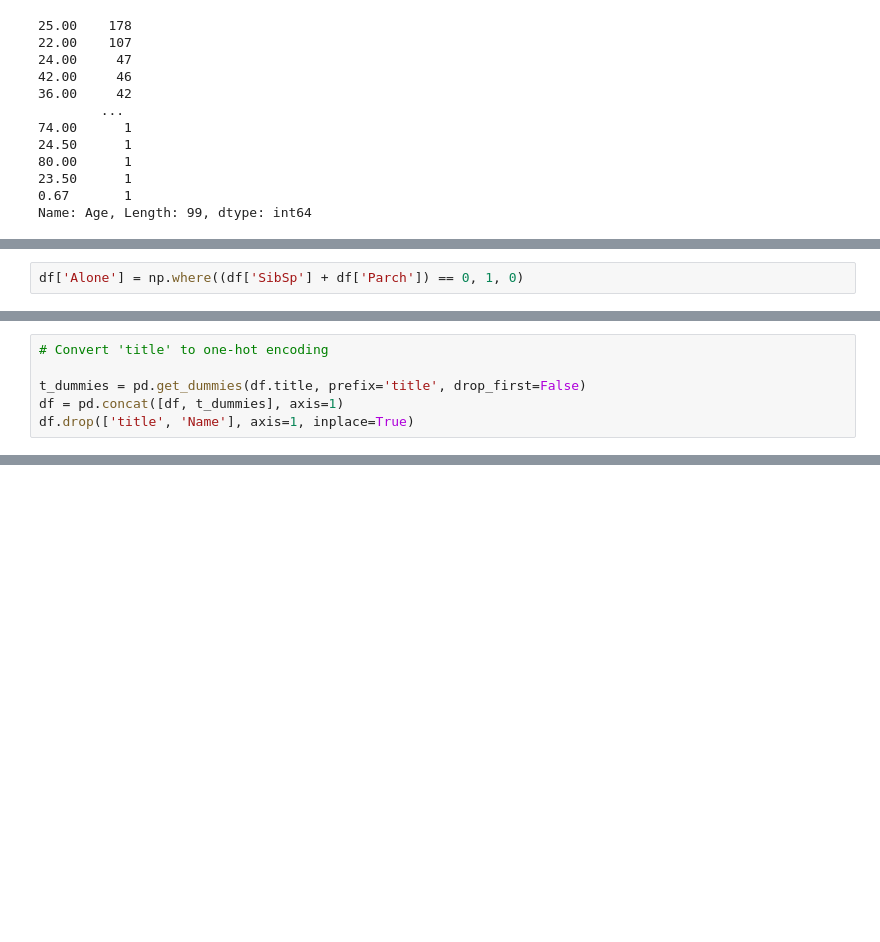
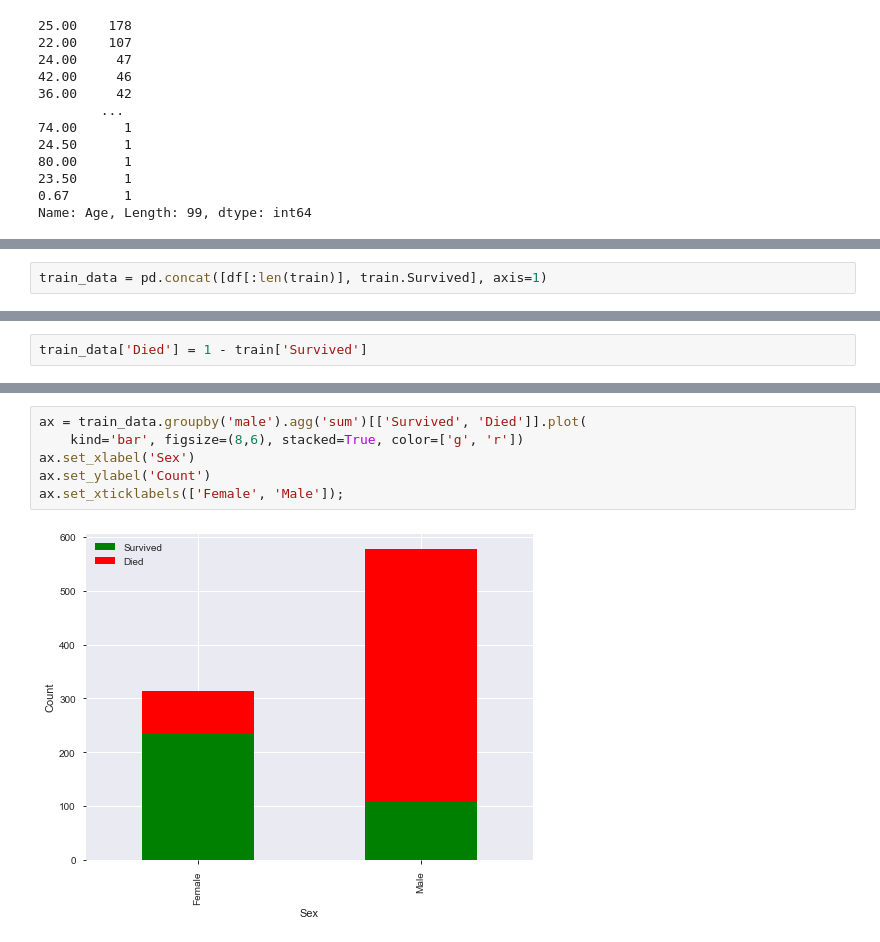
Before and after one commit to douglaspsteen/titanic, a Jupyter notebook: Titanic_Kaggle_Competition.ipynb, the cells around one changed output, grey strips where cells are left out. Drawn from its saved outputs; the diff is of its cells as text; blank space fills up the shorter version.

```diff
--- a/Titanic_Kaggle_Competition.ipynb
+++ b/Titanic_Kaggle_Competition.ipynb
@@ -345,2 +330,0 @@ I want to see if being alone or with family has any real impact on predicting wh
-# %%
-df['Alone'] = np.where((df['SibSp'] + df['Parch']) == 0, 1, 0)
@@ -378,6 +330,0 @@ extract_titles(df)
-# %%
-# Convert 'title' to one-hot encoding
-
-t_dummies = pd.get_dummies(df.title, prefix='title', drop_first=False)
-df = pd.concat([df, t_dummies], axis=1)
-df.drop(['title', 'Name'], axis=1, inplace=True)
@@ -658,0 +333,2 @@ df[df.title_other == 1]
+# %%
+train_data = pd.concat([df[:len(train)], train.Survived], axis=1)
@@ -658,0 +351,2 @@ df[df.title_other == 1]
+# %%
+train_data['Died'] = 1 - train['Survived']
@@ -658,0 +362,8 @@ df[df.title_other == 1]
+# %%
+ax = train_data.groupby('male').agg('sum')[['Survived', 'Died']].plot(
+    kind='bar', figsize=(8,6), stacked=True, color=['g', 'r'])
+ax.set_xlabel('Sex')
+ax.set_ylabel('Count')
+ax.set_xticklabels(['Female', 'Male']);
+# %% [output]
+[figure, added]
```
Also changed, not shown: parts of 122 cells of this notebook.
